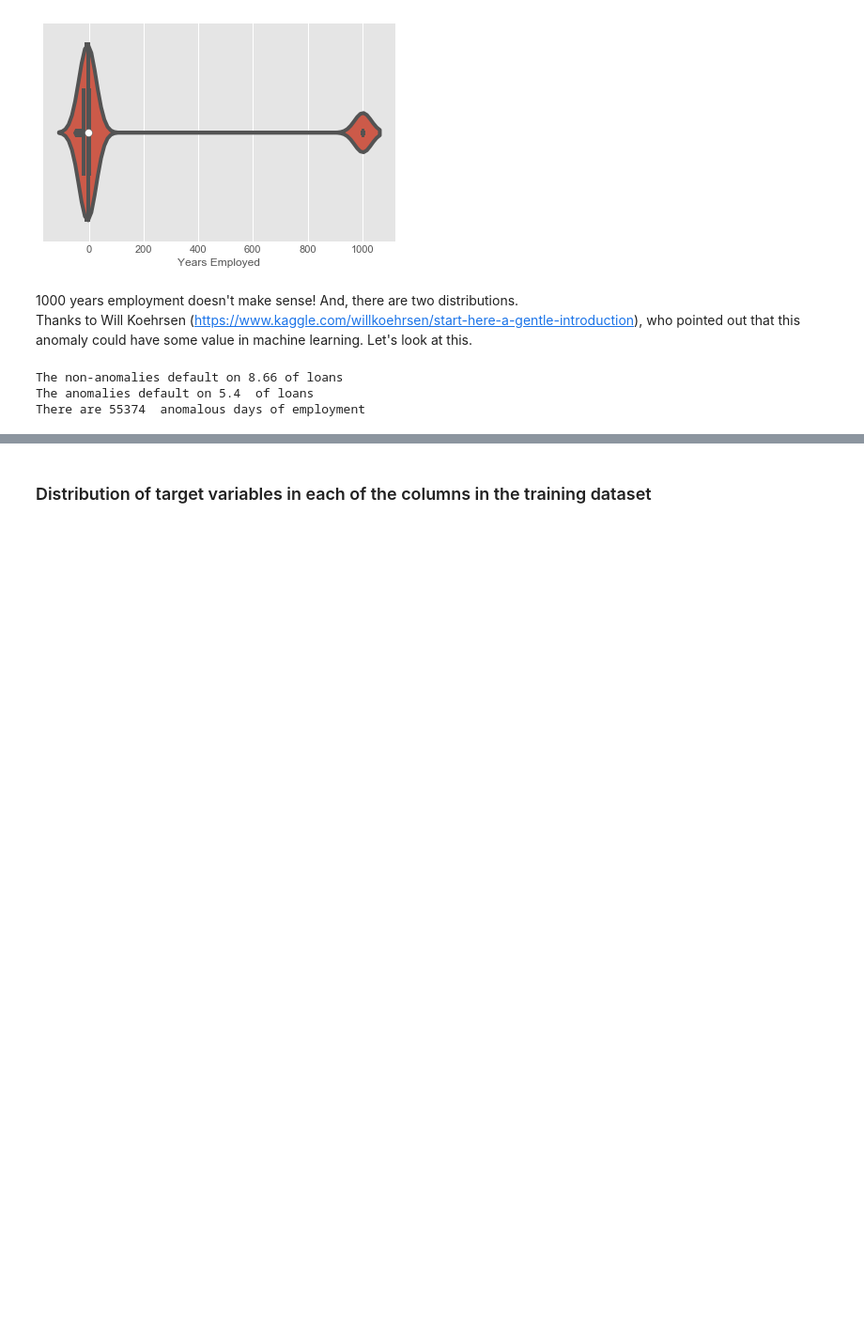
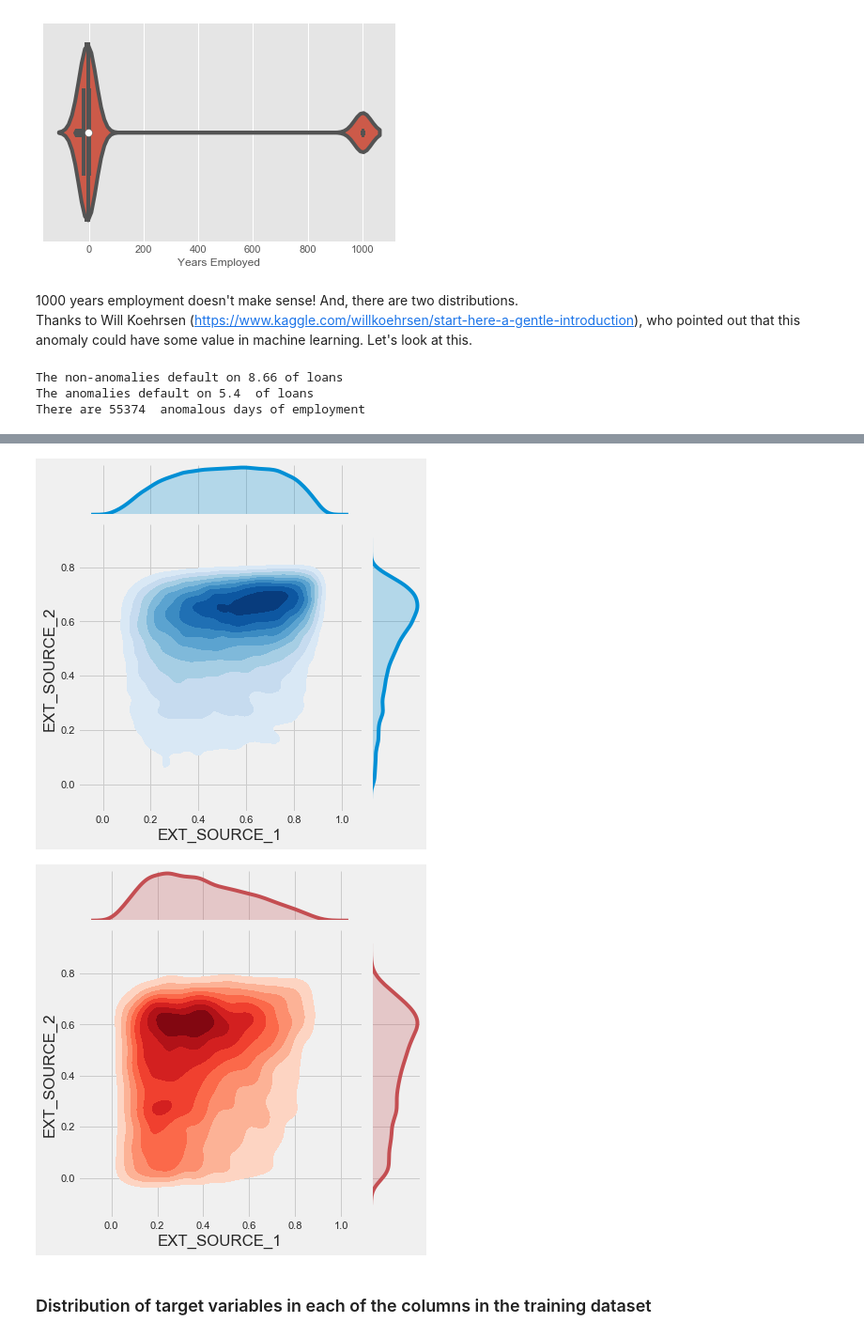
Before and after one commit to zahid1202/Credit_Default_Risk, a Jupyter notebook: CreditCardFraud.ipynb, the cells around one changed output, grey strips where cells are left out. Shown at 94% size. Drawn from its saved outputs; the diff is of its cells as text; code cells hidden in the pictures; blank space fills up the shorter version.

```diff
--- a/CreditCardFraud.ipynb
+++ b/CreditCardFraud.ipynb
@@ -432,3 +432,14 @@ train.AMT_INCOME_TOTAL[np.abs(stats.zscore(train.AMT_INCOME_TOTAL))].head()
+# %%
+
+g = sns.JointGrid(x='EXT_SOURCE_1', y='EXT_SOURCE_2', data=train[train.TARGET==0])
+g = g.plot_joint(sns.kdeplot, cmap="Blues",  shade=True, shade_lowest=False)
+g = g.plot_marginals(sns.kdeplot, shade=True)
+g = sns.JointGrid(x='EXT_SOURCE_1', y='EXT_SOURCE_2', data=train[train.TARGET==1])
+g = g.plot_joint(sns.kdeplot, cmap="Reds",  shade=True, shade_lowest=False)
+g = g.plot_marginals(sns.kdeplot,color="r", shade=True)
+# %% [output]
+[figure, added]
+[figure, added]
 # %%
 # Here I am building a pipeline
 
```
Also changed, not shown: parts of 19 cells of this notebook.
